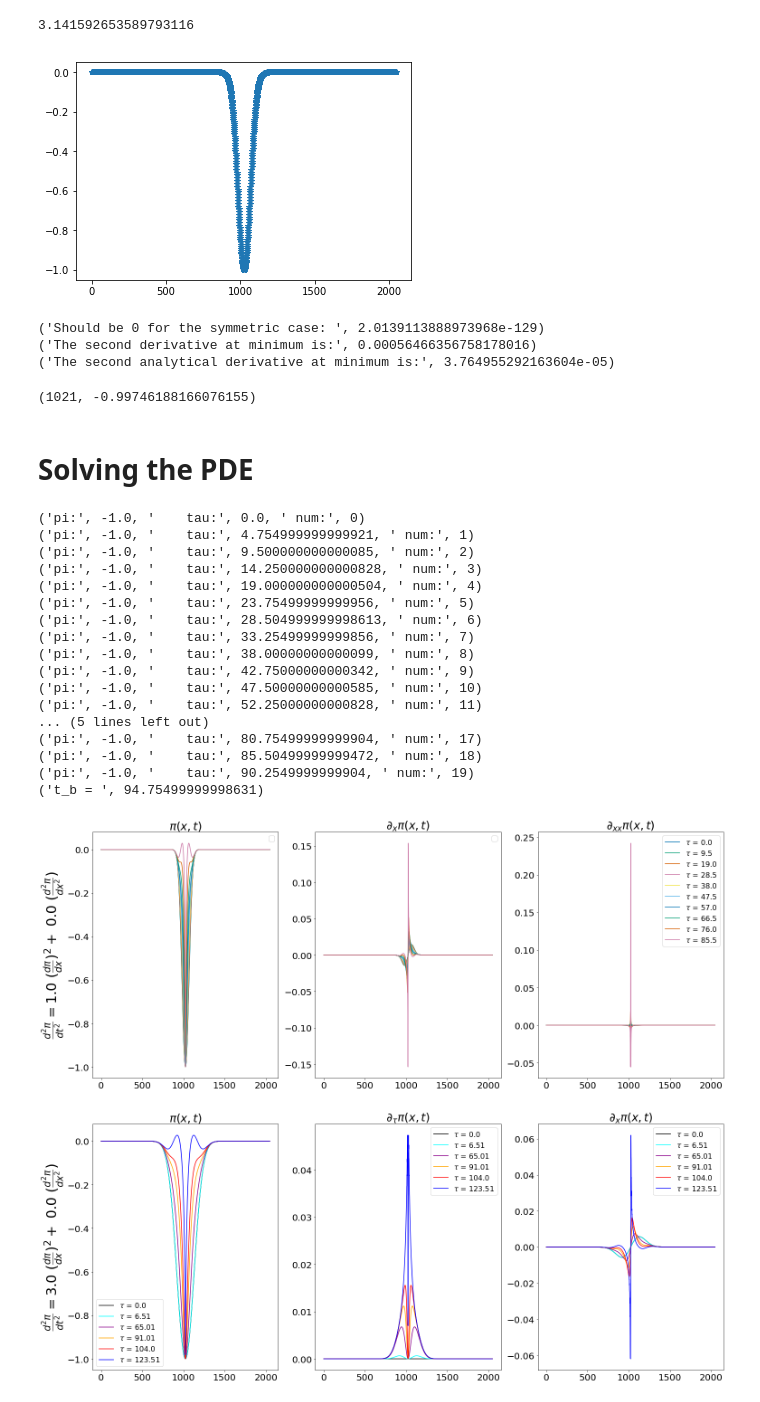
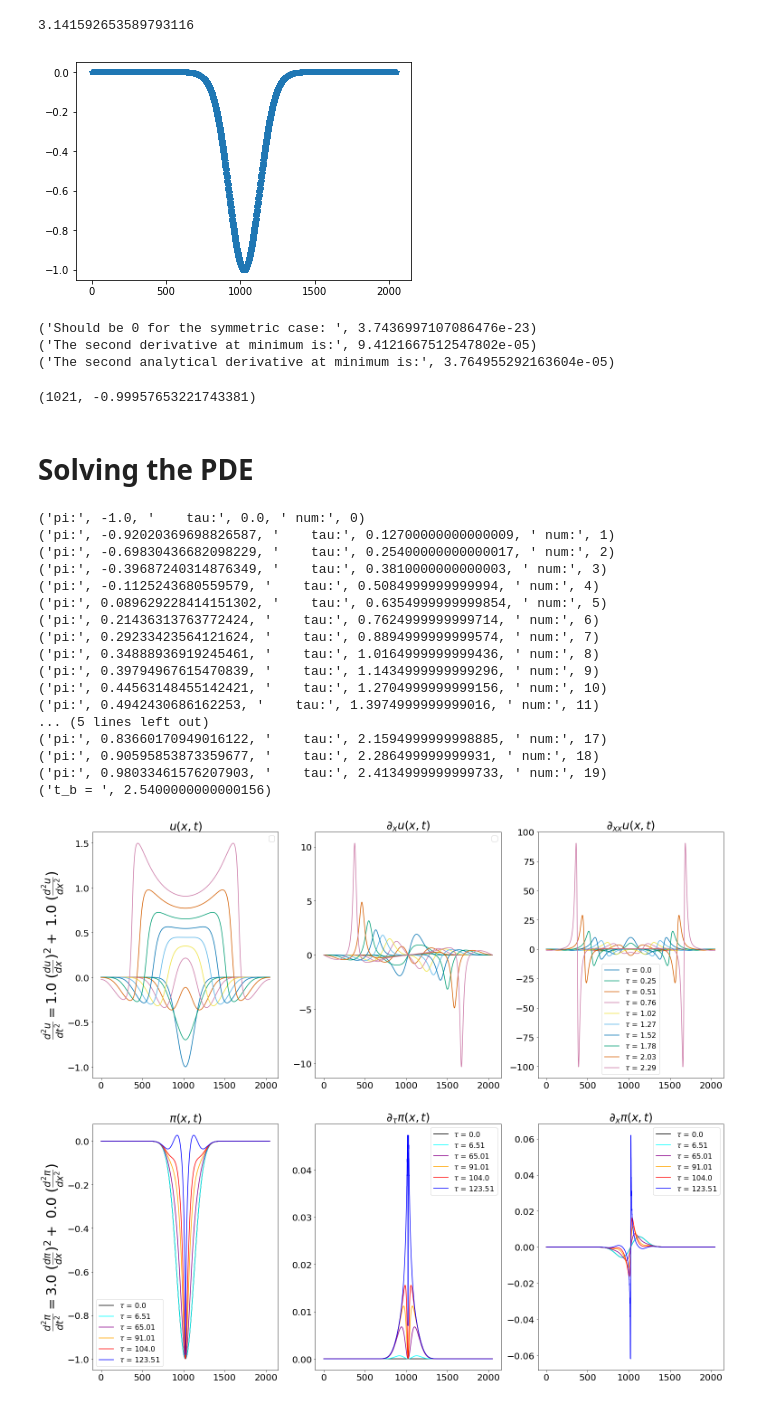
Before and after one commit to FarbodHassani/Coupled_ODEs_solver, a Jupyter notebook: Farbod_wave_blowup_try/Study_paper_Blouwp_term.ipynb, the cells around one changed output. Cells and saved outputs as stored; diff of their text form; code cells hidden in the pictures.

```diff
--- a/Farbod_wave_blowup_try/Study_paper_Blouwp_term.ipynb
+++ b/Farbod_wave_blowup_try/Study_paper_Blouwp_term.ipynb
@@ -41,7 +41,7 @@ for i in range( 0,n_grid ):
 #     phism[i]=-1.0*np.cos(np.pi*4.0*i/n_grid) # taking phi initially as cosine function for half od the data
 #     phism[i]=-1*np.exp(-0.8*(i-n_grid/2)**2/n_grid) # taking phi initially as cosine function for half od the data
 #     phism[i]=-0.1*(i-n_grid/2)**2/n_grid # taking phi initially as cosine function for half od the data
-    phism[i]=-1.0*np.float128(np.exp(-30.0*(2.0* np.float128(np.pi)*(i-n_grid/2.0)/n_grid)**2)) # taking phi initially as cosine function for half od the data
+    phism[i]=-1.0*np.float128(np.exp(-5.0*(2.0* np.float128(np.pi)*(i-n_grid/2.0)/n_grid)**2)) # taking phi initially as cosine function for half od the data
 #     phism[i]=-(1+np.cos((i-n_grid/2)/n_grid))**2/4. # taking phi initially as cosine function for half od the data
 #     phism[i]=-2*np.exp(-0.6*(i-n_grid/2)**8/n_grid**2) # taking phi initially as cosine function for half od the data
 
@@ -65,9 +65,9 @@ dx=1
 print("The second derivative at minimum is:",np.max((np.roll(phism,1)+np.roll(phism,-1)-2.0*phism)/dx**2))
 print("The second analytical derivative at minimum is:",np.pi**2*16/(n_grid**2))
 # %% [output]
-[figure, old version]
+[figure, new version]
-('Should be 0 for the symmetric case: ', 2.0139113888973968e-129)
-('The second derivative at minimum is:', 0.00056466356758178016)
+('Should be 0 for the symmetric case: ', 3.7436997107086476e-23)
+('The second derivative at minimum is:', 9.4121667512547802e-05)
 ('The second analytical derivative at minimum is:', 3.764955292163604e-05)
 # %%
 # for i in range (n_grid):
@@ -79,7 +79,7 @@ print(i,phism[i])
 #        1023 -0.999717668216209
 #        1024  -1.00000000000000
 # %% [output]
-(1021, -0.99746188166076155)
+(1021, -0.99957653221743381)
 # %% [markdown]
 # Solving the PDE
 # %%
@@ -88,10 +88,10 @@ print(i,phism[i])
 ##### Parameters for kessence:##
 ###########################
 tauin = 0.0;
-dt    = 0.005# cs2 = 50 #1.e-3
-dx  = 1.
+dt    = 0.0005# cs2 = 50 #1.e-3
+dx  = 2.0*np.pi/n_grid
 N_prints = 20
-tauend = 95.0 #100.0
+tauend = 2.54 #100.0
 tauwrite=(tauend-tauin)/N_prints
 tau = tauin
 
@@ -103,7 +103,7 @@ data = nested_dict(3, list)
 ##### Coefficent ##
 ###########################
 A = 1.0;
-B = 0.0;
+B = 1.0;
 
 
 
@@ -153,22 +153,22 @@ while (tau < tauend and np.abs(np.max(pi))<1.e6 ):
         print('t_b = ',tau)
 # %% [output]
 ('pi:', -1.0, '    tau:', 0.0, ' num:', 0)
-('pi:', -1.0, '    tau:', 4.754999999999921, ' num:', 1)
-('pi:', -1.0, '    tau:', 9.500000000000085, ' num:', 2)
-('pi:', -1.0, '    tau:', 14.250000000000828, ' num:', 3)
-('pi:', -1.0, '    tau:', 19.000000000000504, ' num:', 4)
-('pi:', -1.0, '    tau:', 23.75499999999956, ' num:', 5)
-('pi:', -1.0, '    tau:', 28.504999999998613, ' num:', 6)
-('pi:', -1.0, '    tau:', 33.25499999999856, ' num:', 7)
-('pi:', -1.0, '    tau:', 38.00000000000099, ' num:', 8)
-('pi:', -1.0, '    tau:', 42.75000000000342, ' num:', 9)
-('pi:', -1.0, '    tau:', 47.50000000000585, ' num:', 10)
-('pi:', -1.0, '    tau:', 52.25000000000828, ' num:', 11)
+('pi:', -0.92020369698826587, '    tau:', 0.12700000000000009, ' num:', 1)
+('pi:', -0.69830436682098229, '    tau:', 0.25400000000000017, ' num:', 2)
+('pi:', -0.39687240314876349, '    tau:', 0.3810000000000003, ' num:', 3)
+('pi:', -0.1125243680559579, '    tau:', 0.5084999999999994, ' num:', 4)
+('pi:', 0.089629228414151302, '    tau:', 0.6354999999999854, ' num:', 5)
+('pi:', 0.21436313763772424, '    tau:', 0.7624999999999714, ' num:', 6)
+('pi:', 0.29233423564121624, '    tau:', 0.8894999999999574, ' num:', 7)
+('pi:', 0.34888936919245461, '    tau:', 1.0164999999999436, ' num:', 8)
+('pi:', 0.39794967615470839, '    tau:', 1.1434999999999296, ' num:', 9)
+('pi:', 0.44563148455142421, '    tau:', 1.2704999999999156, ' num:', 10)
+('pi:', 0.4942430686162253, '    tau:', 1.3974999999999016, ' num:', 11)
 ... (5 lines left out)
-('pi:', -1.0, '    tau:', 80.75499999999904, ' num:', 17)
-('pi:', -1.0, '    tau:', 85.50499999999472, ' num:', 18)
-('pi:', -1.0, '    tau:', 90.2549999999904, ' num:', 19)
-('t_b = ', 94.75499999998631)
+('pi:', 0.83660170949016122, '    tau:', 2.1594999999998885, ' num:', 17)
+('pi:', 0.90595853873359677, '    tau:', 2.286499999999931, ' num:', 18)
+('pi:', 0.98033461576207903, '    tau:', 2.4134999999999733, ' num:', 19)
+('t_b = ', 2.5400000000000156)
 # %%
 
 x=np.arange(0,n_grid,1)
@@ -181,39 +181,39 @@ for i in np.arange(0,19,2):
 
     plt.subplot(1,3,1)
     im1, = plt.plot(data[i]['pi'][:],"-",markersize=16,color=colors[l])#,label=r"$\tau$ = "+str(np.round(data[i]['t'],2)))
-    plt.ylabel(r"$\frac{d^2\pi}{dt^2} =$"+str(A)+r" $(\frac{d\pi}{dx})^2 + $ "+str(B)+r" $(\frac{d^2\pi}{dx^2})$", fontsize=30)
+    plt.ylabel(r"$\frac{d^2u}{dt^2} =$"+str(A)+r" $(\frac{du}{dx})^2 + $ "+str(B)+r" $(\frac{d^2u}{dx^2})$", fontsize=30)
 
     plt.tick_params(labelsize=20)
-    plt.title("$\pi(x,t)$",fontsize=25)
+    plt.title("$u(x,t)$",fontsize=25)
 #     plt.legend(loc='best', bbox_to_anchor=(0.5, 10, 0.5, 0.5))
     plt.legend(fontsize=16)
     plt.subplot(1,3,2)
     im2, = plt.plot(data[i]['pi_x'][:],"-",markersize=16,color=colors[l])#,label=r"$\tau$ = "+str(np.round(data[i]['t'],2)))
 #     im2, =plt.plot(list_pi_prime[i][:],"-",markersize=16)
     plt.legend(fontsize=16)
 #     plt.ylim(-5.e-5,5.e-5)
 
     plt.tick_params(labelsize=20)
-    plt.title(r"$\partial_{x}\pi(x,t)$",fontsize=25)
+    plt.title(r"$\partial_{x}u(x,t)$",fontsize=25)
     #########
     plt.subplot(1,3,3)
     im3, = plt.plot(data[i]['pi_xx'][:],"-",markersize=16,color=colors[l],label=r"$\tau$ = "+str(np.round(data[i]['t'],2)))
 #     plt.ylim(-1.e-4,1.e-4)
     plt.tick_params(labelsize=20)
-    plt.title(r"$\partial_{xx}\pi(x,t)$",fontsize=25)
+    plt.title(r"$\partial_{xx}u(x,t)$",fontsize=25)
     ims.append([im1,im2,im3])
 #     plt.plot(x,(np.abs((x-1024)*np.pi/1024)**(4/3)),label=r"t =  "+str(i*1))
 #     plt.text(0,0,'dt = 5.e-4\ndx=1/512 ',family='serif',fontsize="14" )
 
 #     plt.xlim(1024-40,1024+40)
 # ani = animation.ArtistAnimation(fig, ims, interval=900, blit=True,repeat_delay=1000)
     plt.legend(fontsize=16)
     l=l+1;
-# plt.savefig('time_derivatives.pdf')
+plt.savefig('time_derivatives.pdf',dpi=400)
 plt.show()
 # ani.save('fields_1DBlowup.mp4',dpi=400)
 # %% [output]
-[figure, old version]
+[figure, new version]
 # %%
 
 x=np.arange(0,n_grid,1)
```
Also changed, not shown: 3 other files.
